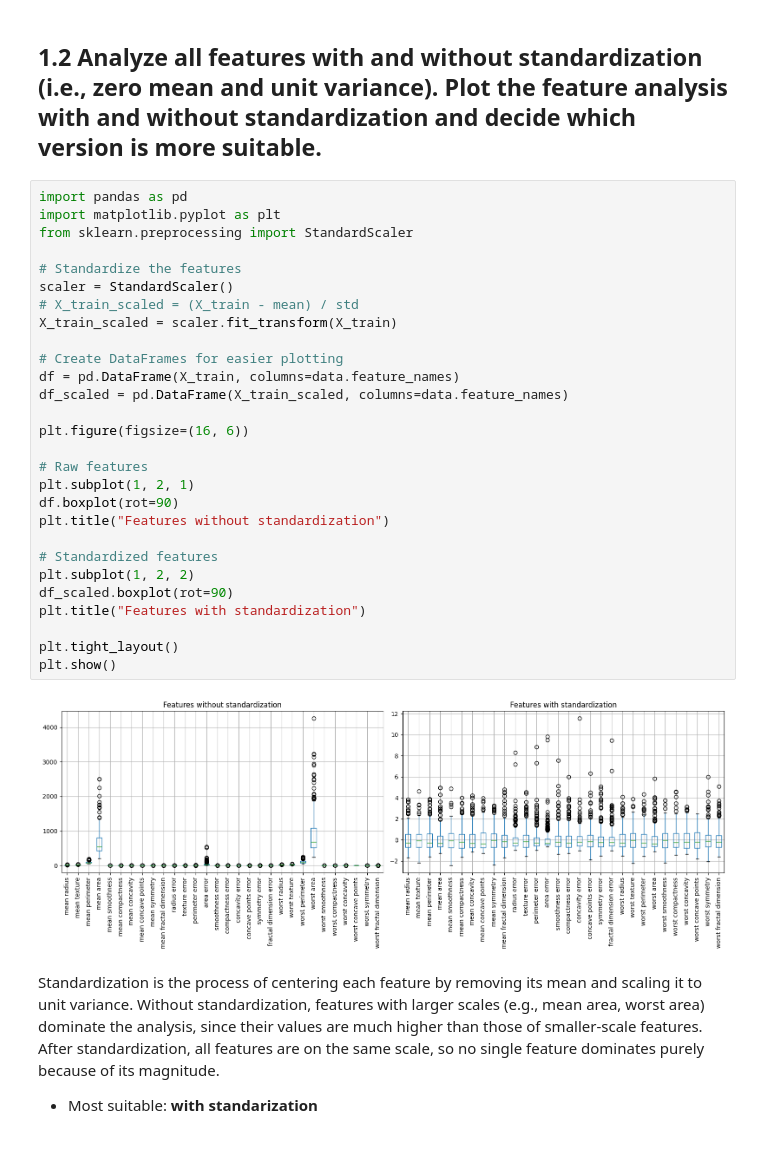
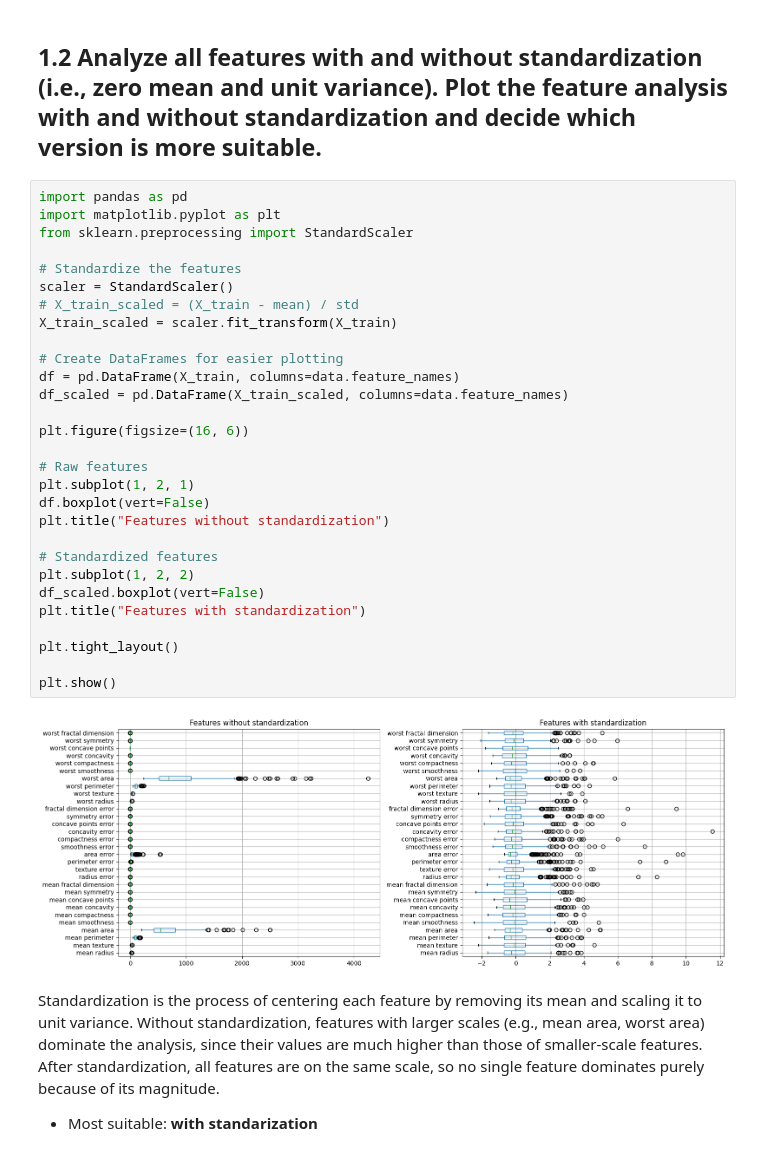
Before and after one commit to arthurBorger/machine_learning, a Jupyter notebook: assignment_2/exercise.ipynb, the cells around one changed output. Saved outputs shown, nothing was run; the diff lists cells and outputs as text.

```diff
--- a/assignment_2/exercise.ipynb
+++ b/assignment_2/exercise.ipynb
@@ -56,33 +60,34 @@ Name: proportion, dtype: float64
 # %%
 import pandas as pd
 import matplotlib.pyplot as plt
 from sklearn.preprocessing import StandardScaler
 
 # Standardize the features
 scaler = StandardScaler()
 # X_train_scaled = (X_train - mean) / std
 X_train_scaled = scaler.fit_transform(X_train)
 
 # Create DataFrames for easier plotting
 df = pd.DataFrame(X_train, columns=data.feature_names)
 df_scaled = pd.DataFrame(X_train_scaled, columns=data.feature_names)
 
 plt.figure(figsize=(16, 6))
 
 # Raw features
 plt.subplot(1, 2, 1)
-df.boxplot(rot=90)
+df.boxplot(vert=False)
 plt.title("Features without standardization")
 
 # Standardized features
 plt.subplot(1, 2, 2)
-df_scaled.boxplot(rot=90)
+df_scaled.boxplot(vert=False)
 plt.title("Features with standardization")
 
 plt.tight_layout()
+
 plt.show()
 # %% [output]
-[figure, old version]
+[figure, new version]
 # %% [markdown]
 Standardization is the process of centering each feature by removing its mean and scaling it to unit variance.
 Without standardization, features with larger scales (e.g., mean area, worst area) dominate the analysis, since their values are much higher than those of smaller-scale features.
```
Also changed, not shown: parts of 35 cells of this notebook, 2 other files.
